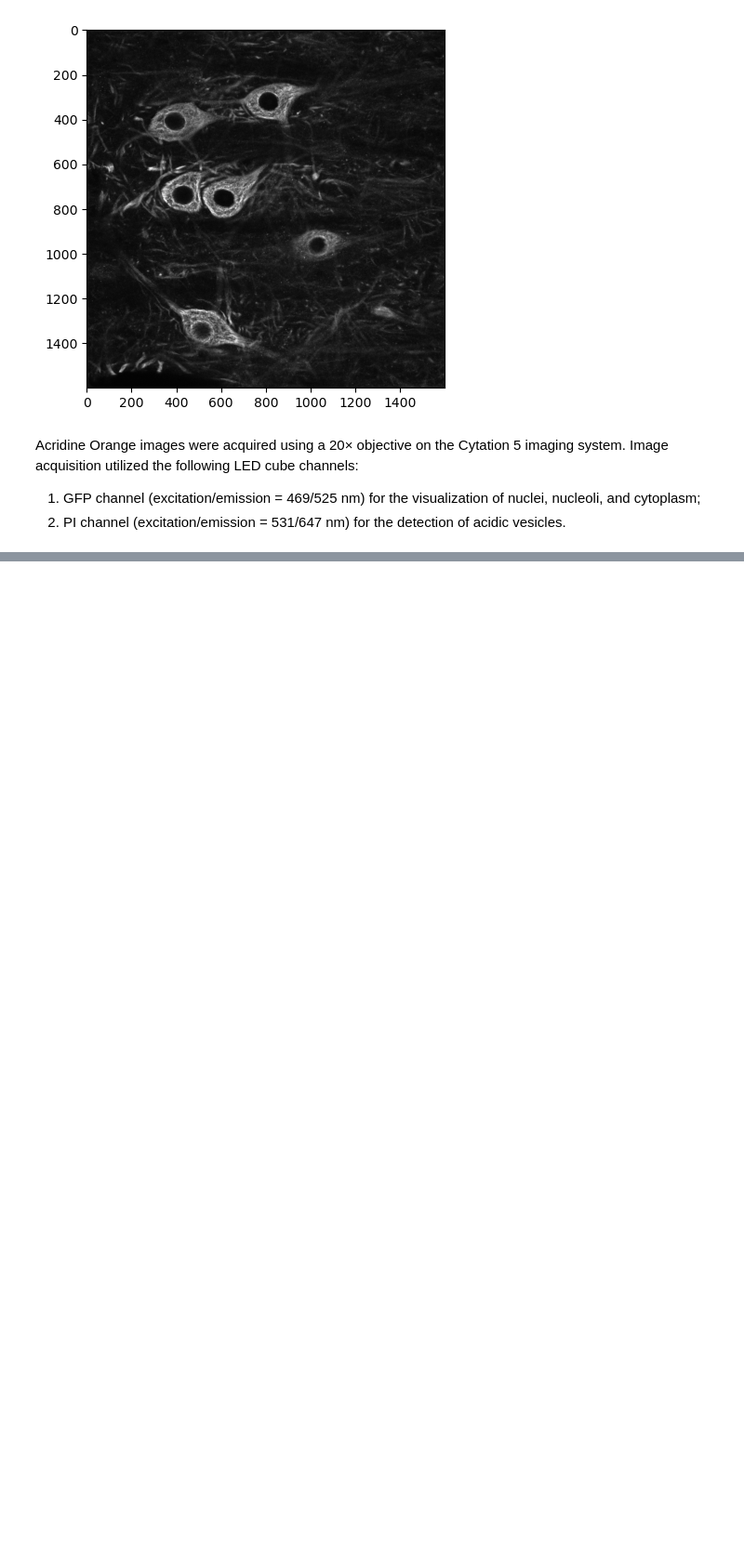
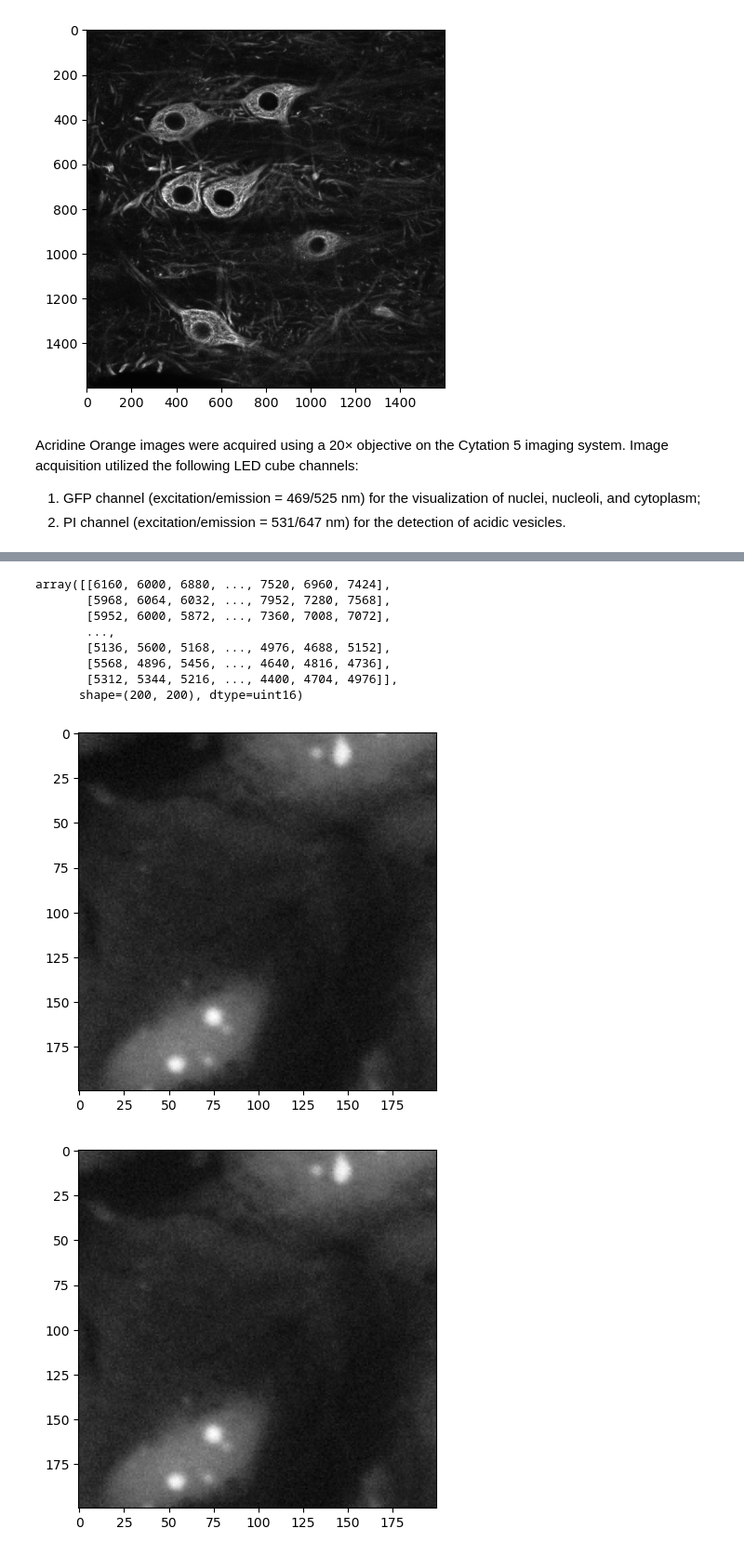
Before and after one commit to drBat1998/BioInUA_2025_img_analysis, a Jupyter notebook: course_data/playground.ipynb, the cells around one changed output, grey strips where cells are left out. Shown: that part at 93% size. Drawn from its saved outputs; the diff is of its cells as text; code cells hidden in the pictures; blank space fills up the shorter version.

```diff
--- a/course_data/playground.ipynb
+++ b/course_data/playground.ipynb
@@ -218,0 +212,14 @@ corrected = basic.transform(img, flatfield, darkfield)
+# %%
+select_region(GFP_cor, 700,900, 200,400)
+select_region(GFP, 700,900, 200,400)
+# %% [output]
+array([[6160, 6000, 6880, ..., 7520, 6960, 7424],
+       [5968, 6064, 6032, ..., 7952, 7280, 7568],
+       [5952, 6000, 5872, ..., 7360, 7008, 7072],
+       ...,
+       [5136, 5600, 5168, ..., 4976, 4688, 5152],
+       [5568, 4896, 5456, ..., 4640, 4816, 4736],
+       [5312, 5344, 5216, ..., 4400, 4704, 4976]],
+      shape=(200, 200), dtype=uint16)
+[figure, added]
+[figure, added]
```
Also changed, not shown: parts of 19 cells of this notebook.
